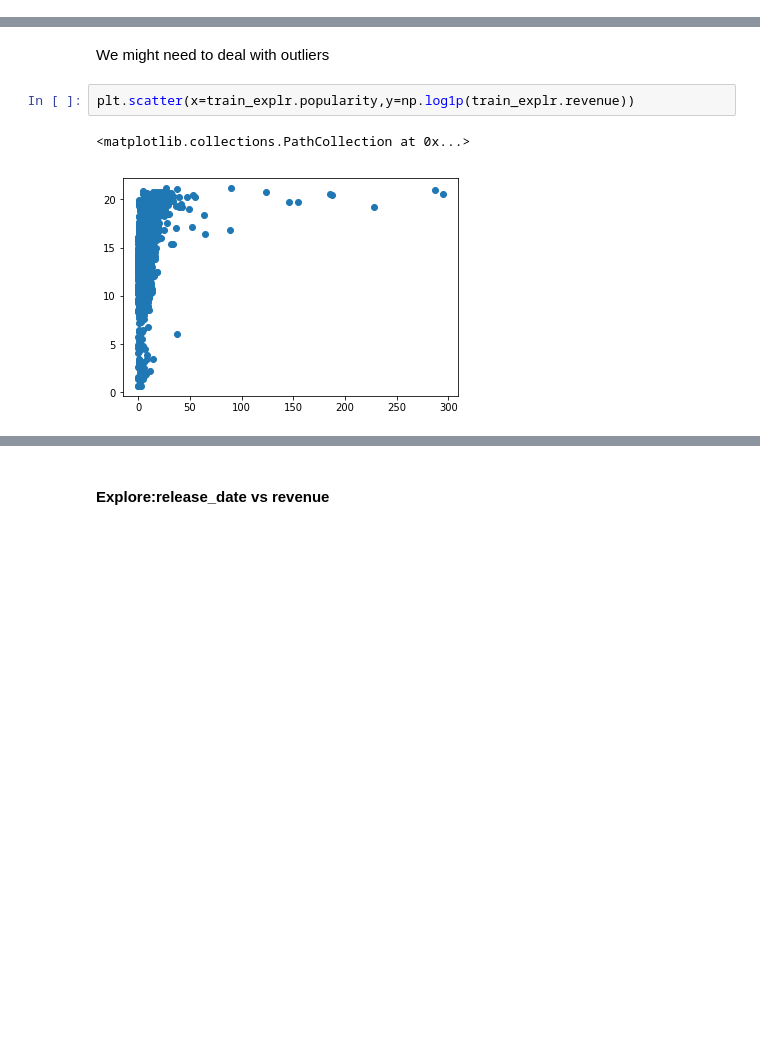
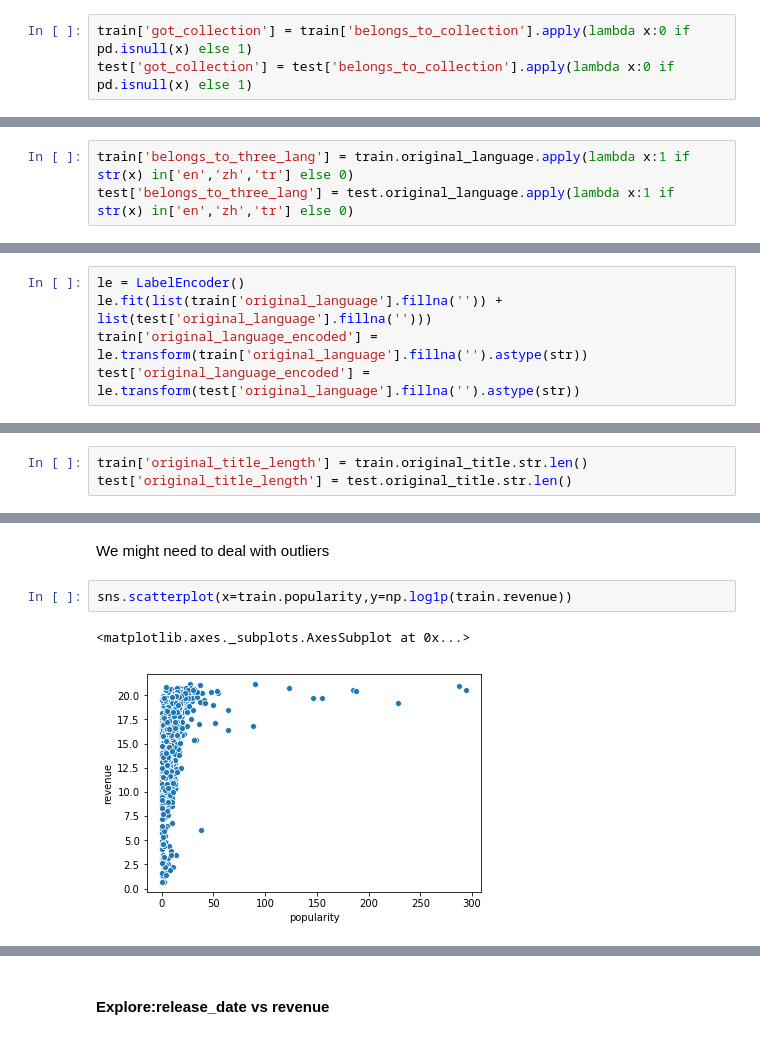
Before and after one commit to sarang0909/Kaggle-TheMovieDatabase, a Jupyter notebook: box_office_prediction.ipynb, the cells around one changed output, grey strips where cells are left out. Cells and saved outputs as stored; diff of their text form; blank space fills up the shorter version.

```diff
--- a/box_office_prediction.ipynb
+++ b/box_office_prediction.ipynb
@@ -141,0 +241,3 @@ title,poster path etc.I don't think this feature with so many empty values will
+# %%
+train['got_collection'] = train['belongs_to_collection'].apply(lambda x:0 if pd.isnull(x) else 1)
+test['got_collection'] = test['belongs_to_collection'].apply(lambda x:0 if pd.isnull(x) else 1)
@@ -444,0 +329,3 @@ English(en),Chinese(zh),Turkish(tr) movies have high revenue per movie compared
+# %%
+train['belongs_to_three_lang'] = train.original_language.apply(lambda x:1 if str(x) in['en','zh','tr'] else 0)
+test['belongs_to_three_lang'] = test.original_language.apply(lambda x:1 if str(x) in['en','zh','tr'] else 0)
@@ -444,0 +336,5 @@ English(en),Chinese(zh),Turkish(tr) movies have high revenue per movie compared
+# %%
+le = LabelEncoder()
+le.fit(list(train['original_language'].fillna('')) + list(test['original_language'].fillna('')))
+train['original_language_encoded'] = le.transform(train['original_language'].fillna('').astype(str))
+test['original_language_encoded'] = le.transform(test['original_language'].fillna('').astype(str))
@@ -459,0 +360,3 @@ plt.scatter(x=train_explr.original_title.str.len(),y=np.log1p(train_explr.revenu
+# %%
+train['original_title_length'] = train.original_title.str.len()
+test['original_title_length'] = test.original_title.str.len()
@@ -508,8 +421,8 @@ plt.boxplot(np.log1p(train_explr.popularity))
 # %% [markdown]
 We might need to deal with outliers
 # %%
-plt.scatter(x=train_explr.popularity,y=np.log1p(train_explr.revenue))
+sns.scatterplot(x=train.popularity,y=np.log1p(train.revenue))
 # %% [output]
-<matplotlib.collections.PathCollection at 0x...>
+<matplotlib.axes._subplots.AxesSubplot at 0x...>
-[figure, old version]
+[figure, new version]
 # %%
```
Also changed, not shown: parts of 203 cells of this notebook, 1 other file.
